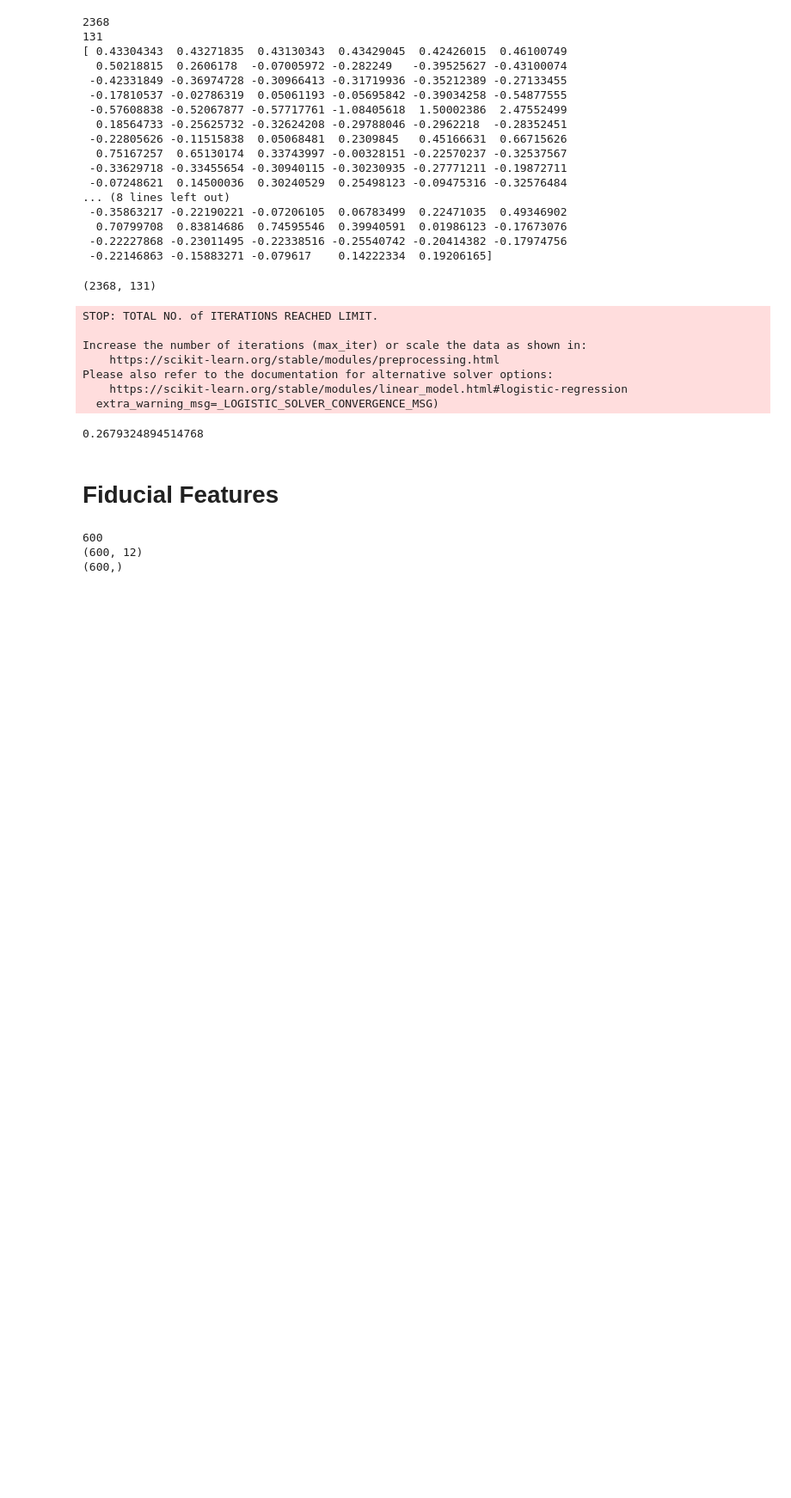
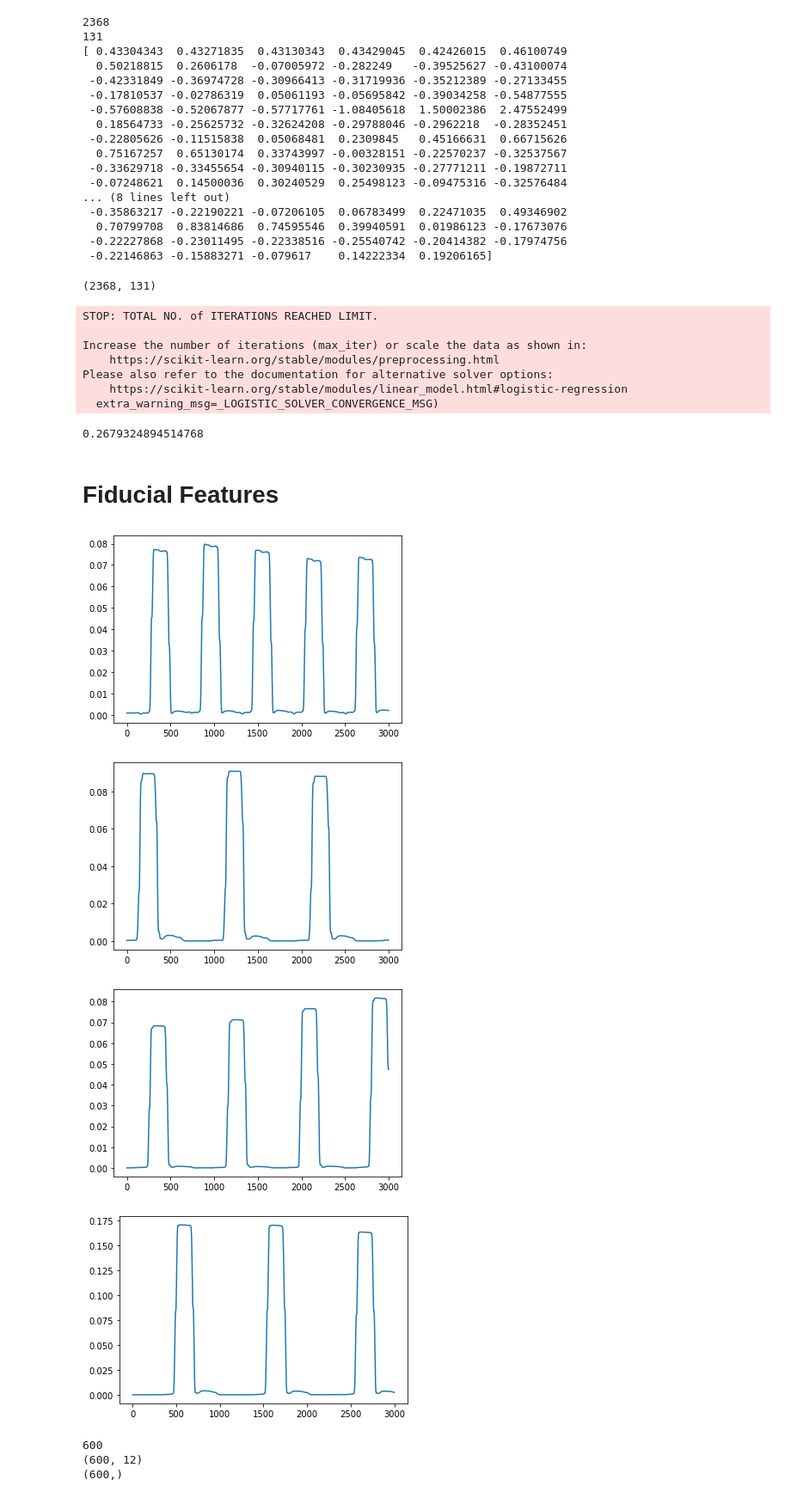
Before and after one commit to AKSYOA/ECG-Based-Authentication, a Jupyter notebook: HCI - Project test.ipynb, the cells around one changed output. Shown: that part at 86% size. Drawn from its saved outputs; the diff is of its cells as text; code cells hidden in the pictures; blank space fills up the shorter version.

Commit message:
Implement pan and tompkins

```diff
--- a/HCI - Project test.ipynb
+++ b/HCI - Project test.ipynb
@@ -324,6 +328,49 @@ for i in range(4):
         local_max_index = np.argmax(filtered_signals[i][start:r_peak -40])
         p_idx.append(start + local_max_index)
     P_indices.append(p_idx)
+# %%
+def pan_and_tompkins(signals):
+    convolved_Signals = []
+    for i in signals:
+        dx = np.diff(i)
+        dx = np.square(dx)
+        dx = np.convolve(dx, np.ones(200), mode='same')
+        convolved_Signals.append(dx)
+        plt.plot(dx[0:3000])
+        plt.show()
+    return convolved_Signals
+
+def find_qrs_onset_and_offset(r_peaks, convolved_signals):
+    qrs_onsets = []
+    qrs_offsets = []
+
+    for r_peak in r_peaks:
+        # Find QRS onset
+        qrs_onset = r_peak
+        while qrs_onset > 0 and convolved_signals[qrs_onset] > 0.1 * convolved_signals[r_peak]:
+            qrs_onset -= 1
+
+        # Find QRS offset
+        qrs_offset = r_peak
+        while qrs_offset < len(convolved_signals)-1 and convolved_signals[qrs_offset] > 0.1 *convolved_signals[r_peak]:
+            qrs_offset += 1
+
+        qrs_onsets.append(qrs_onset)
+        qrs_offsets.append(qrs_offset)
+    return qrs_onsets, qrs_offsets
+
+convolved_signals = pan_and_tompkins(filtered_signals)
+QRS_onset = []
+QRS_offset = []
+for i in range(4):
+    on, off = find_qrs_onset_and_offset(R_indices[i], convolved_signals[i])
+    QRS_onset.append(on)
+    QRS_offset.append(off)
+# %% [output]
+[figure, added]
+[figure, added]
+[figure, added]
+[figure, added]
 # %%
 def calculate_waves_onset_and_offset(signals, wave_indices, search_space):
     onsets = []
```
Also changed, not shown: parts of 6 cells of this notebook.
